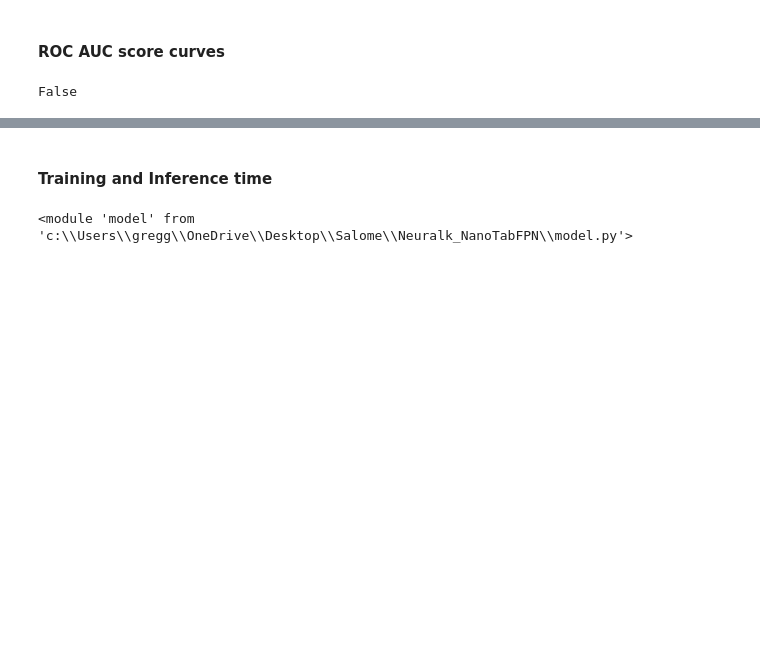
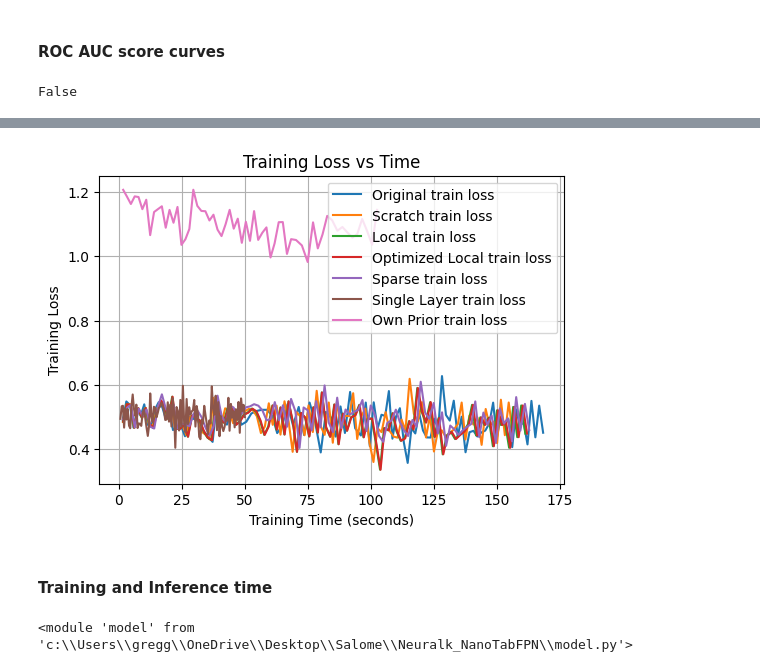
Before and after one commit to sgobbi/Neuralk_NanoTabFPN, a Jupyter notebook: experiment.ipynb, the cells around one changed output, grey strips where cells are left out. Drawn from its saved outputs; the diff is of its cells as text; code cells hidden in the pictures; blank space fills up the shorter version.

```diff
--- a/experiment.ipynb
+++ b/experiment.ipynb
@@ -815,3 +1125,7 @@ plot_metric("ROC vs time", model_histories)
+# %%
+plot_metric("train loss vs time", model_histories)
+# %% [output]
+[figure, added]
 # %% [markdown]
 #### Training and Inference time
 # %%
```
Also changed, not shown: parts of 49 cells of this notebook, 23 other files.
